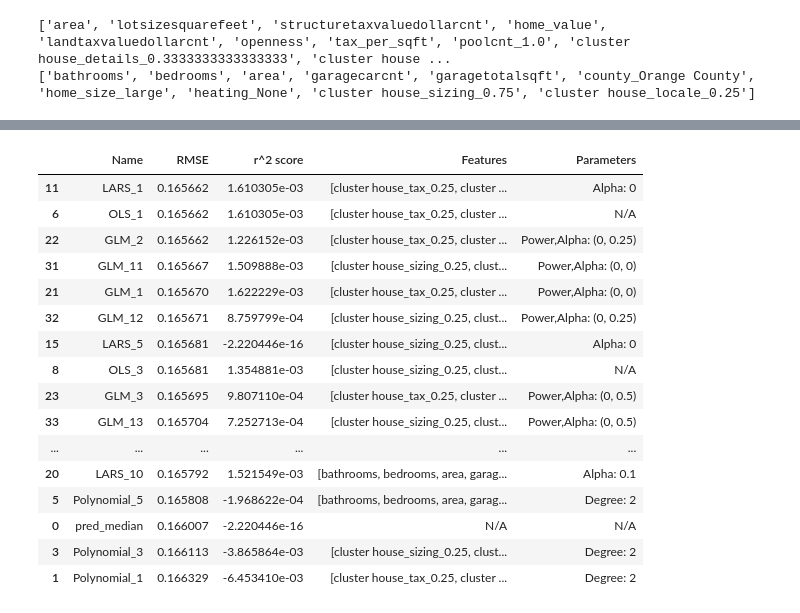
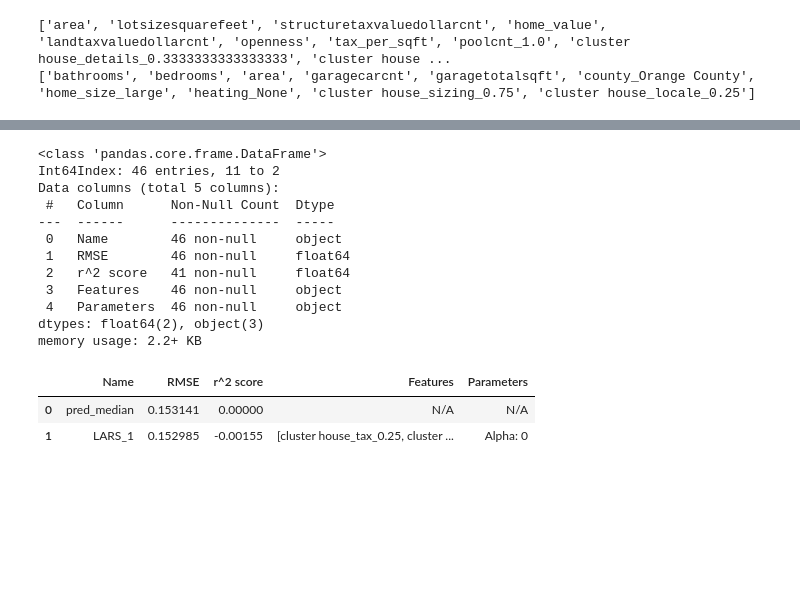
Before and after one commit to Shorter-Shenck/Zillow_Cluster_Regression, a Jupyter notebook: model.ipynb, the cells around one changed output, grey strips where cells are left out. Drawn from its saved outputs; the diff is of its cells as text; code cells hidden in the pictures; blank space fills up the shorter version.

```diff
--- a/model.ipynb
+++ b/model.ipynb
@@ -748,23 +750,18 @@ validate_scores.sort_values(by='RMSE').head(15)
 # %%
-validate_scores.sort_values(by='RMSE').head(44)
+validate_scores.sort_values(by='RMSE').info()
 # %% [output]
-|  | Name | RMSE | r^2 score | Features | Parameters |
-| 11 | LARS_1 | 0.165662 | 1.610305e-03 | [cluster house_tax_0.25, cluster ... | Alpha: 0 |
-| 6 | OLS_1 | 0.165662 | 1.610305e-03 | [cluster house_tax_0.25, cluster ... | N/A |
-| 22 | GLM_2 | 0.165662 | 1.226152e-03 | [cluster house_tax_0.25, cluster ... | Power,Alpha: (0, 0.25) |
-| 31 | GLM_11 | 0.165667 | 1.509888e-03 | [cluster house_sizing_0.25, clust... | Power,Alpha: (0, 0) |
-| 21 | GLM_1 | 0.165670 | 1.622229e-03 | [cluster house_tax_0.25, cluster ... | Power,Alpha: (0, 0) |
-| 32 | GLM_12 | 0.165671 | 8.759799e-04 | [cluster house_sizing_0.25, clust... | Power,Alpha: (0, 0.25) |
-| 15 | LARS_5 | 0.165681 | -2.220446e-16 | [cluster house_sizing_0.25, clust... | Alpha: 0 |
-| 8 | OLS_3 | 0.165681 | 1.354881e-03 | [cluster house_sizing_0.25, clust... | N/A |
-| 23 | GLM_3 | 0.165695 | 9.807110e-04 | [cluster house_tax_0.25, cluster ... | Power,Alpha: (0, 0.5) |
-| 33 | GLM_13 | 0.165704 | 7.252713e-04 | [cluster house_sizing_0.25, clust... | Power,Alpha: (0, 0.5) |
-| ... | ... | ... | ... | ... | ... |
-| 20 | LARS_10 | 0.165792 | 1.521549e-03 | [bathrooms, bedrooms, area, garag... | Alpha: 0.1 |
-| 5 | Polynomial_5 | 0.165808 | -1.968622e-04 | [bathrooms, bedrooms, area, garag... | Degree: 2 |
-| 0 | pred_median | 0.166007 | -2.220446e-16 | N/A | N/A |
-| 3 | Polynomial_3 | 0.166113 | -3.865864e-03 | [cluster house_sizing_0.25, clust... | Degree: 2 |
-| 1 | Polynomial_1 | 0.166329 | -6.453410e-03 | [cluster house_tax_0.25, cluster ... | Degree: 2 |
+<class 'pandas.core.frame.DataFrame'>
+Int64Index: 46 entries, 11 to 2
+Data columns (total 5 columns):
+ #   Column      Non-Null Count  Dtype
+---  ------      --------------  -----
+ 0   Name        46 non-null     object
+ 1   RMSE        46 non-null     float64
+ 2   r^2 score   41 non-null     float64
+ 3   Features    46 non-null     object
+ 4   Parameters  46 non-null     object
+dtypes: float64(2), object(3)
+memory usage: 2.2+ KB
 # %%
 def score_on_test(X_test, y_test, X_train, y_train):
     #reset y_test variable to remove scores from previous model
@@ -777,24 +774,31 @@ def score_on_test(X_test, y_test, X_train, y_train):
     test_score = pd.DataFrame([['pred_median', test_pred_rmse, 0, 'N/A', 'N/A']], columns=['Name','RMSE', 'r^2 score','Features', 'Parameters'])
 
     #select parameters or features for final modeling on test set
-    #test_selectors = [(['bedrooms', 'area', 'county_Orange County', 'home_size_large'], 2)]
-    test_features = ['basementsqft', 'area', 'lotsizesquarefeet', 'structuretaxvaluedollarcnt', 'home_value',
-                     'landtaxvaluedollarcnt', 'tax_per_sqft', 'poolcnt_1.0', 'cluster house_details_0.3333333333333333', 'cluster house_details_1.0']
-    test_parameters = (0,0)
-    test_selectors = [(test_features, test_parameters)]
+    tax_feat = ['cluster house_tax_0.25', 'cluster house_tax_0.5', 'cluster house_tax_0.75', 'cluster house_tax_1.0',
+               'cluster house_locale_0.25', 'cluster house_locale_0.5', 'cluster house_locale_0.75', 'cluster house_locale_1.0',
+               'cluster house_sizing_0.25', 'cluster house_sizing_0.5', 'cluster house_sizing_0.75', 'cluster house_sizing_1.0',
+               'area', 'poolcnt_1.0', 'home_value', 'county_Orange County', 'county_Ventura County']
+
+    test_parameters = 0
+    test_selectors = [(tax_feat, test_parameters)]
 
     #fit and use the model that scored highest on validate set
     #test_score, holder = pf_mod(X_test, y_test, test_selectors, test_score, X_train, y_train)
-    test_score, holder = GLM_mod(X_test, y_test, test_selectors, test_score, X_train, y_train)
+    test_score, holder = lars_mod(X_test, y_test, test_selectors, test_score, X_train, y_train)
 
     #adds correct model name to data frame
-    test_score.iat[1, 0] = 'GLM_1'
+    test_score.iat[1, 0] = 'LARS_1'
 
     #add r^2 score
     test_score.iat[1,2] = explained_variance_score(y_test['logerror'], y_test.iloc[:,2])
-    print(y_test.iloc[:,2])
 
     return test_score
+# %%
+score_on_test(X_test, y_test, X_train, y_train)
+# %% [output]
+|  | Name | RMSE | r^2 score | Features | Parameters |
+| 0 | pred_median | 0.153141 | 0.00000 | N/A | N/A |
+| 1 | LARS_1 | 0.152985 | -0.00155 | [cluster house_tax_0.25, cluster ... | Alpha: 0 |
 # %%
 model.score_on_test(X_test, y_test, X_train, y_train)
 # %% [output]
```
Also changed, not shown: parts of 11 cells of this notebook, 1 other file.
